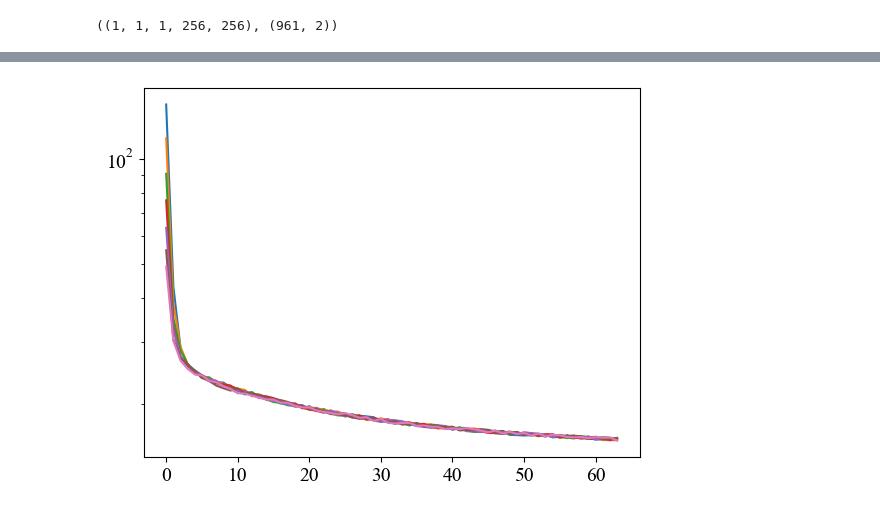
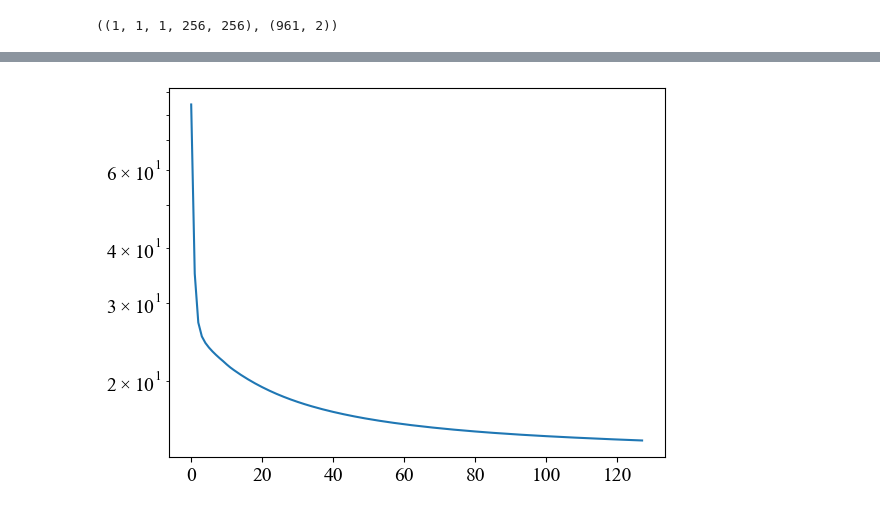
Before and after one commit to mdw771/probe_position_correction_w_ptychonn, a Jupyter notebook: workspace/large/reconstruct_tike.ipynb, the cells around one changed output, grey strips where cells are left out. Drawn from its saved outputs; the diff is of its cells as text; code cells hidden in the pictures.

```diff
--- a/workspace/large/reconstruct_tike.ipynb
+++ b/workspace/large/reconstruct_tike.ipynb
@@ -23,6 +37,9 @@ plt.viridis()
 # %%
 scan_idx = 242
 save_figs = True
+pos_corr = 0
+type = 'calculated'
+scaling_dict = collections.defaultdict(lambda: 1.0, {236: 0.5, 239: 0.5, 240: 0.25, 241: 0.25, 242: 0.25})
 # %%
 f = np.load('data/test{}.npz'.format(scan_idx))
 data_raw = f['reciprocal']
@@ -53,7 +79,7 @@ probe_pos_list = probe_pos_list_raw / (psize_nm * 1e-9)
 probe_pos_list = probe_pos_list
 
 data = data_raw
-data[data < 0] = 0
+data = clean_data(data)
 data = data.astype('float32')
 #data = transform_data_for_ptychonn(data, target_shape=(128, 128), discard_len=(64, 64))
 #data = transform_data_for_ptychonn(data, target_shape=(128, 128), discard_len=(192, 192))
@@ -89,4 +115,5 @@ probe.shape, probe_pos_list.shape
 # %% [output]
 ((1, 1, 1, 256, 256), (961, 2))
 # %%
-psi, probe_pos_list = tike.ptycho.object.get_padded_object(probe_pos_list, probe)
+psi, probe_pos_list = tike.ptycho.object.get_padded_object(probe_pos_list, probe, extra=60)
+print(psi.shape)
@@ -93,4 +122,14 @@ psi, probe_pos_list = tike.ptycho.object.get_padded_object(probe_pos_list, probe
 # %%
+position_options = None
+if pos_corr:
+    position_options = position_options=tike.ptycho.PositionOptions(
+        probe_pos_list,
+        use_adaptive_moment=False,
+        use_position_regularization=True,
+        update_clipping=2,
+        transform=tike.ptycho.position.AffineTransform()
+    )
+
 parameters = tike.ptycho.PtychoParameters(
     # Provide initial guesses for parameters that are updated
     probe=probe,
@@ -102,15 +141,9 @@ parameters = tike.ptycho.PtychoParameters(
         use_adaptive_moment=True,  # smoothness constraint will use our provided setting
         # other object options will be default values
     ),
-    position_options=None, # indicates that positions will not be updated
-    # position_options=tike.ptycho.PositionOptions(
-    #     probe_pos_list,
-    #     use_adaptive_moment=True,
-    #     use_position_regularization=True,
-    #     transform=tike.ptycho.position.AffineTransform()
-    # ),
+    position_options=position_options,
     algorithm_options=tike.ptycho.RpieOptions(
-        num_iter=64,
+        num_iter=128,
         num_batch=7,
     ),
 )
@@ -144,13 +177,21 @@ INFO:tike.opt:ADAM decay m=+9.000e-01, v=+9.990e-01; eps=+1.000e-08
 # %%
 fig = plt.figure()
-plt.semilogy(result.algorithm_options.costs)
+avg_cost = np.mean(np.stack(result.algorithm_options.costs, axis=0), axis=1)
+plt.semilogy(avg_cost)
+pos_corr_str = 'posCorr_1_clip_2' if pos_corr else 'posCorr_0'
 if save_figs:
-    fig.savefig(os.path.join('outputs/test{}/loss_history_calc_pos.pdf'.format(scan_idx)))
-    #fig.savefig(os.path.join('outputs/test{}/loss_history_true_pos.pdf'.format(scan_idx)))
+    if type == 'calculated':
+        fig.savefig(os.path.join('outputs/test{}/loss_history_calc_pos_{}.pdf'.format(scan_idx, pos_corr_str)))
+    elif type == 'true':
+        fig.savefig(os.path.join('outputs/test{}/loss_history_true_pos.pdf'.format(scan_idx)))
+    elif type == 'baseline':
+        fig.savefig(os.path.join('outputs/test{}/loss_history_baseline_pos_{}.pdf'.format(scan_idx, pos_corr_str)))
+    else:
+        raise ValueError
 else:
     plt.show()
 # %% [output]
-[figure, old version]
+[figure, new version]
 # %%
 plt.figure(dpi=200)
 tike.view.plot_phase(result.psi, amin=0)
```
Also changed, not shown: parts of 9 cells of this notebook.
